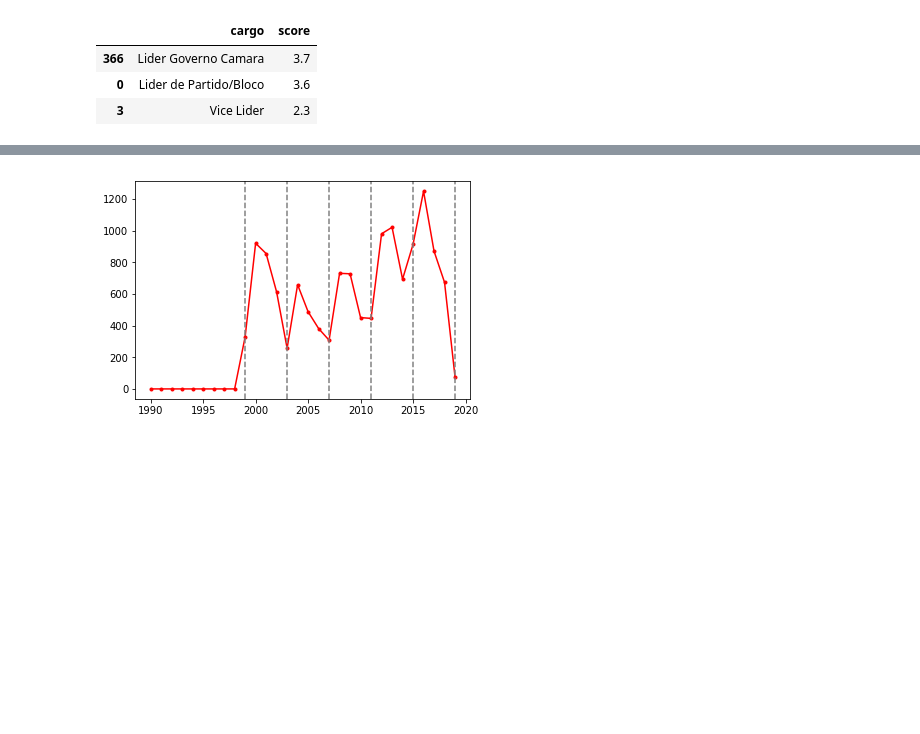
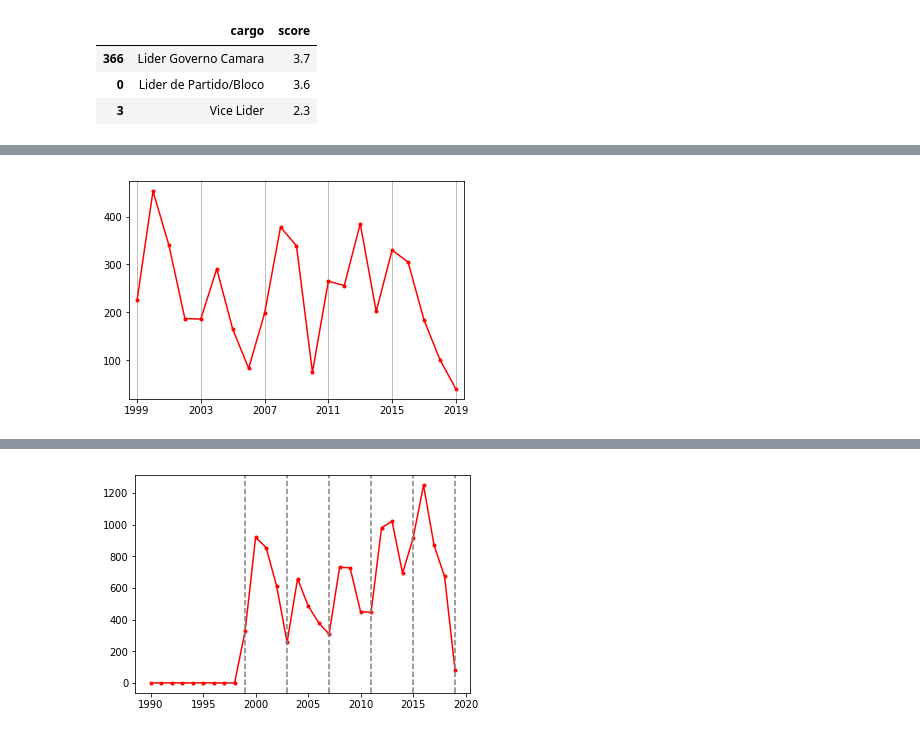
Before and after one commit to gabinete-compartilhado-acredito/100-dias-congresso, a Jupyter notebook: analises/cargos_e_liderancas.ipynb, the cells around one changed output, grey strips where cells are left out. Drawn from its saved outputs; the diff is of its cells as text; code cells hidden in the pictures; blank space fills up the shorter version.

```diff
--- a/analises/cargos_e_liderancas.ipynb
+++ b/analises/cargos_e_liderancas.ipynb
@@ -165,6 +201,8 @@ def activeInPeriod(df, start, end):
         return df.loc[(df.data_fim>=start) & (df.data_inicio<=end)]
     if np.any(df.columns.values=='dataInicio') and np.any(df.columns.values=='dataFim'):
         return df.loc[(df.dataFim>=start) & (df.dataInicio<=end)]
+    if np.any(df.columns.values=='timestamp'):
+        return df.loc[(df.timestamp>=start) & (df.timestamp<=end)]
 # %%
 orgaosActive = activeInPeriod(rorgaos,'2019-02-01','2019-04-23').sort_values('id_deputado')
 cargosActive = activeInPeriod(rcargos,'2019-02-01','2019-04-23').sort_values('id_deputado')
@@ -183,5 +221,5 @@ cargosActive = activeInPeriod(rcargos,'2019-02-01','2019-04-23').sort_values('id
 def nCargosPreenchidos(ano):
     return len(activeInPeriod(rcargos, str(ano)+'-02-01', str(ano)+'-04-16')[['id_deputado','cargo']])
 # %%
-anos         = np.arange(1990,2020)
+anos         = np.arange(1999,2020)
 nCargosByAno = np.array([nCargosPreenchidos(a) for a in anos])
@@ -199,0 +226,9 @@ pl.show()
+# %%
+pl.plot(anos, nCargosByAno,'r-')
+pl.plot(anos, nCargosByAno,'r.')
+pl.xlim([1998.5,2019.5])
+pl.xticks(np.arange(1999,2020,4))
+pl.grid(axis='x')
+pl.show()
+# %% [output]
+[figure, added]
```
Also changed, not shown: parts of 31 cells of this notebook, 8 other files.
